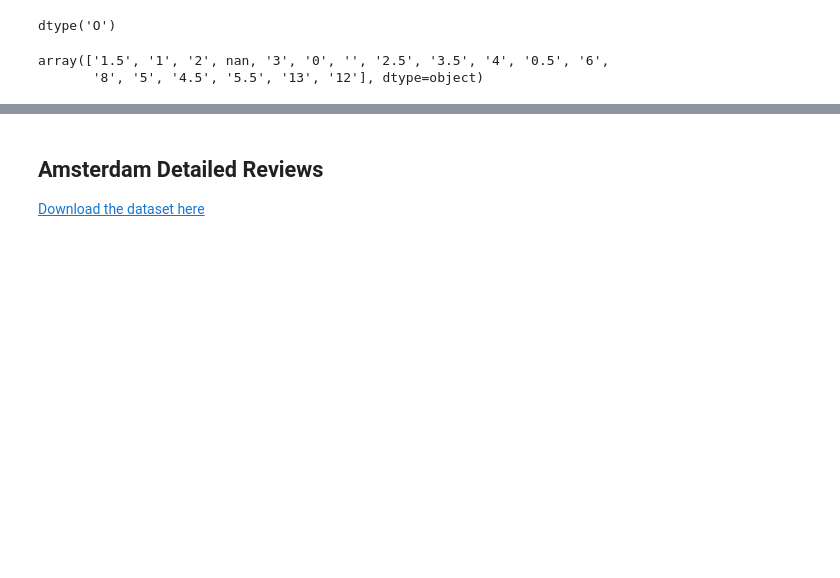
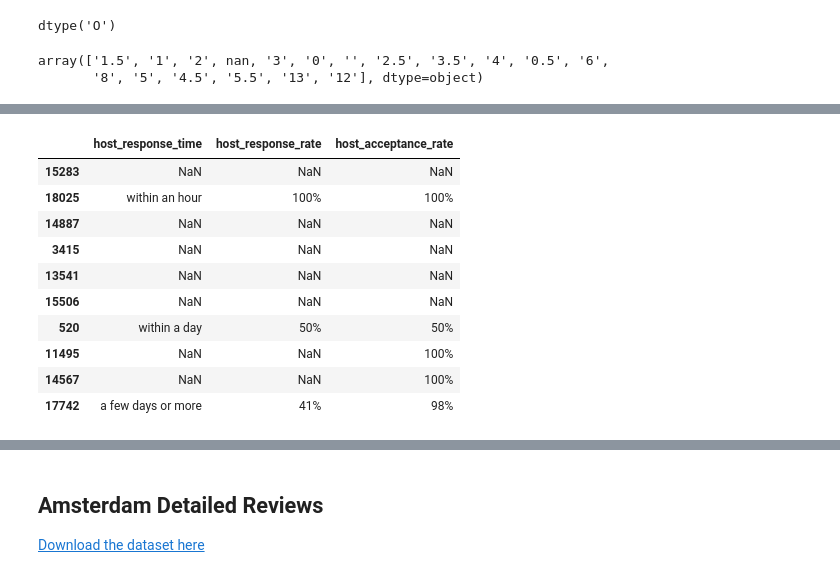
Before and after one commit to BW-TT-158-AirBnB/Data-Science-Unit3-and-Unit4, a Jupyter notebook: notebooks/BW4_AirBnB_EDA.ipynb, the cells around one changed output, grey strips where cells are left out. Cells and saved outputs as stored; diff of their text form; code cells hidden in the pictures; blank space fills up the shorter version.

```diff
--- a/notebooks/BW4_AirBnB_EDA.ipynb
+++ b/notebooks/BW4_AirBnB_EDA.ipynb
@@ -558,3 +570,12 @@ amsterdam_cleaned['bathrooms'].unique()
 # %% [output]
 array(['1.5', '1', '2', nan, '3', '0', '', '2.5', '3.5', '4', '0.5', '6',
        '8', '5', '4.5', '5.5', '13', '12'], dtype=object)
+# %%
+amsterdam_cleaned['bathrooms'].replace(['', np.nan], 0, inplace=True)
+
+amsterdam_cleaned['bathrooms'] = amsterdam_cleaned['bathrooms'].astype(float)
+
+# amsterdam_cleaned['bathrooms'] = np.round()
+amsterdam_cleaned.style.format({'bathrooms': '{:.1f}'})
+
+amsterdam_cleaned['bathrooms'].unique()
@@ -560,0 +605,14 @@ array(['1.5', '1', '2', nan, '3', '0', '', '2.5', '3.5', '4', '0.5', '6',
+# %%
+amsterdam_cleaned[['host_response_time', 'host_response_rate', 'host_acceptance_rate']].sample(10)
+# %% [output]
+|  | host_response_time | host_response_rate | host_acceptance_rate |
+| 15283 | NaN | NaN | NaN |
+| 18025 | within an hour | 100% | 100% |
+| 14887 | NaN | NaN | NaN |
+| 3415 | NaN | NaN | NaN |
+| 13541 | NaN | NaN | NaN |
+| 15506 | NaN | NaN | NaN |
+| 520 | within a day | 50% | 50% |
+| 11495 | NaN | NaN | 100% |
+| 14567 | NaN | NaN | 100% |
+| 17742 | a few days or more | 41% | 98% |
```
Also changed, not shown: parts of 31 cells of this notebook.
